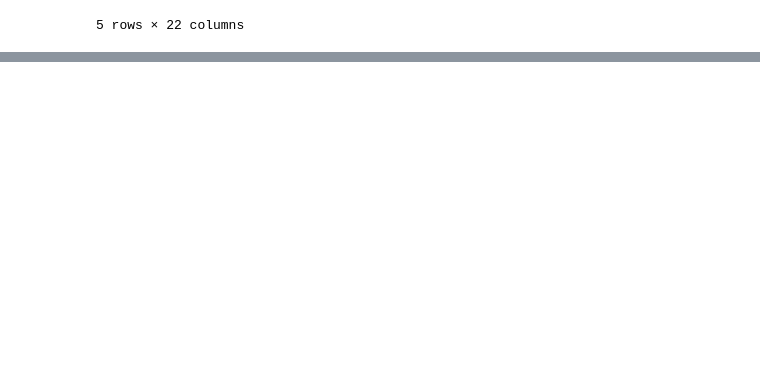
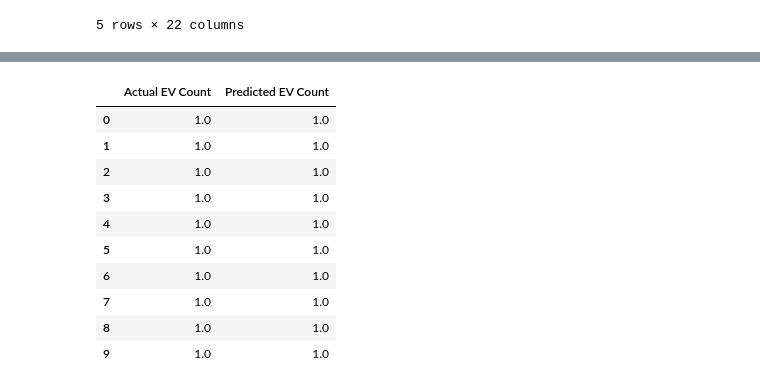
Before and after one commit to VijayKumar203/EV-Charging-Demand-Predictor, a Jupyter notebook: Week-2/EV_Charging_Demand_Prediction.ipynb, the cells around one changed output, grey strips where cells are left out. Saved outputs shown, nothing was run; the diff lists cells and outputs as text; code cells hidden in the pictures; blank space fills up the shorter version.

```diff
--- a/Week-2/EV_Charging_Demand_Prediction.ipynb
+++ b/Week-2/EV_Charging_Demand_Prediction.ipynb
@@ -345,0 +424,3 @@ X.shape
+# %%
+# Predict and evaluate
+y_pred = model.predict(X_test)
@@ -345,0 +442,28 @@ X.shape
+# %%
+# Create a DataFrame with actual and predicted values
+
+comparison_df = pd.DataFrame({
+    'Actual EV Count': y_test.values,
+    'Predicted EV Count': y_pred
+})
+
+# Round for readability
+comparison_df['Predicted EV Count'] = comparison_df['Predicted EV Count'].round(2)
+
+# Optionally reset index if needed
+comparison_df.reset_index(drop=True, inplace=True)
+
+# Show the first 10 rows
+comparison_df.head(10)
+# %% [output]
+|  | Actual EV Count | Predicted EV Count |
+| 0 | 1.0 | 1.0 |
+| 1 | 1.0 | 1.0 |
+| 2 | 1.0 | 1.0 |
+| 3 | 1.0 | 1.0 |
+| 4 | 1.0 | 1.0 |
+| 5 | 1.0 | 1.0 |
+| 6 | 1.0 | 1.0 |
+| 7 | 1.0 | 1.0 |
+| 8 | 1.0 | 1.0 |
+| 9 | 1.0 | 1.0 |
```
Also changed, not shown: parts of 27 cells of this notebook, 1 other file.
